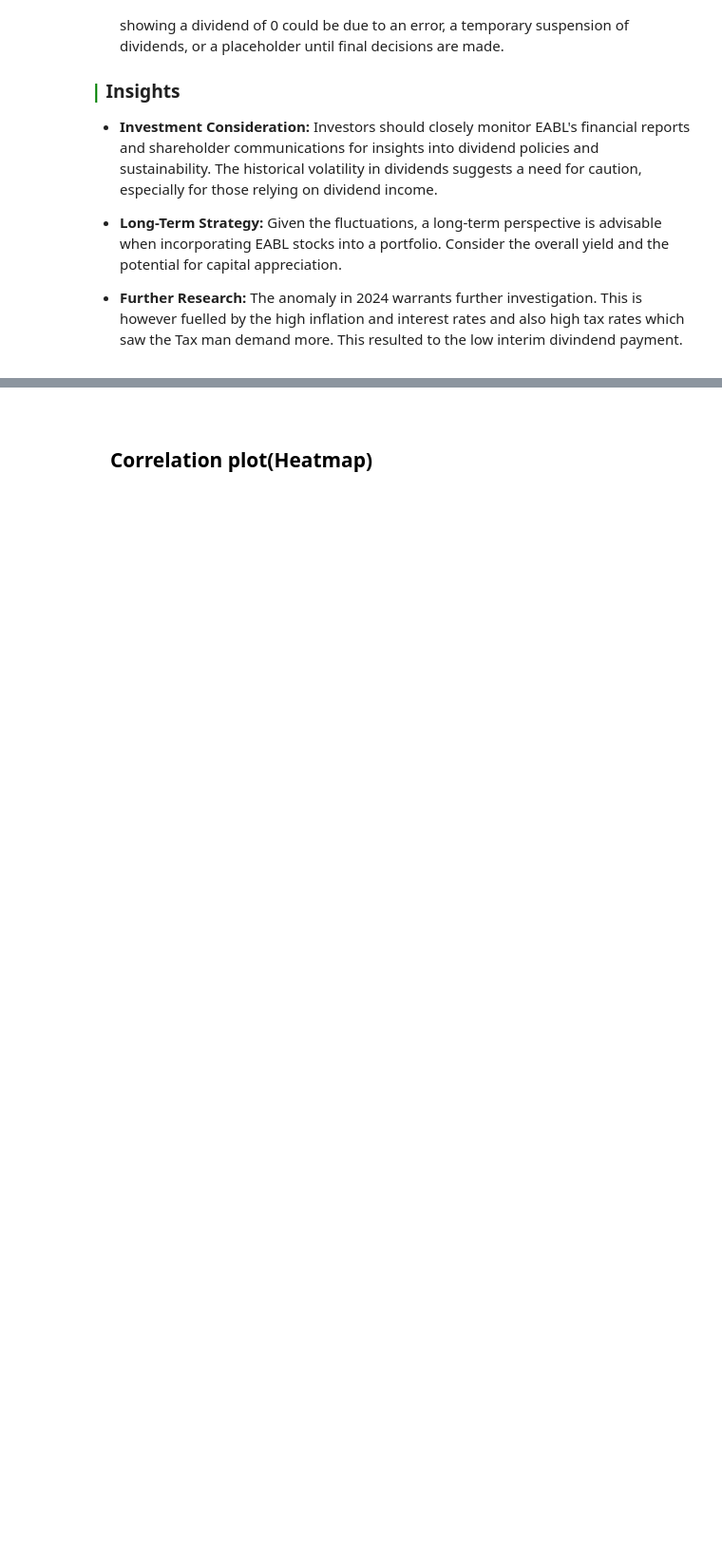
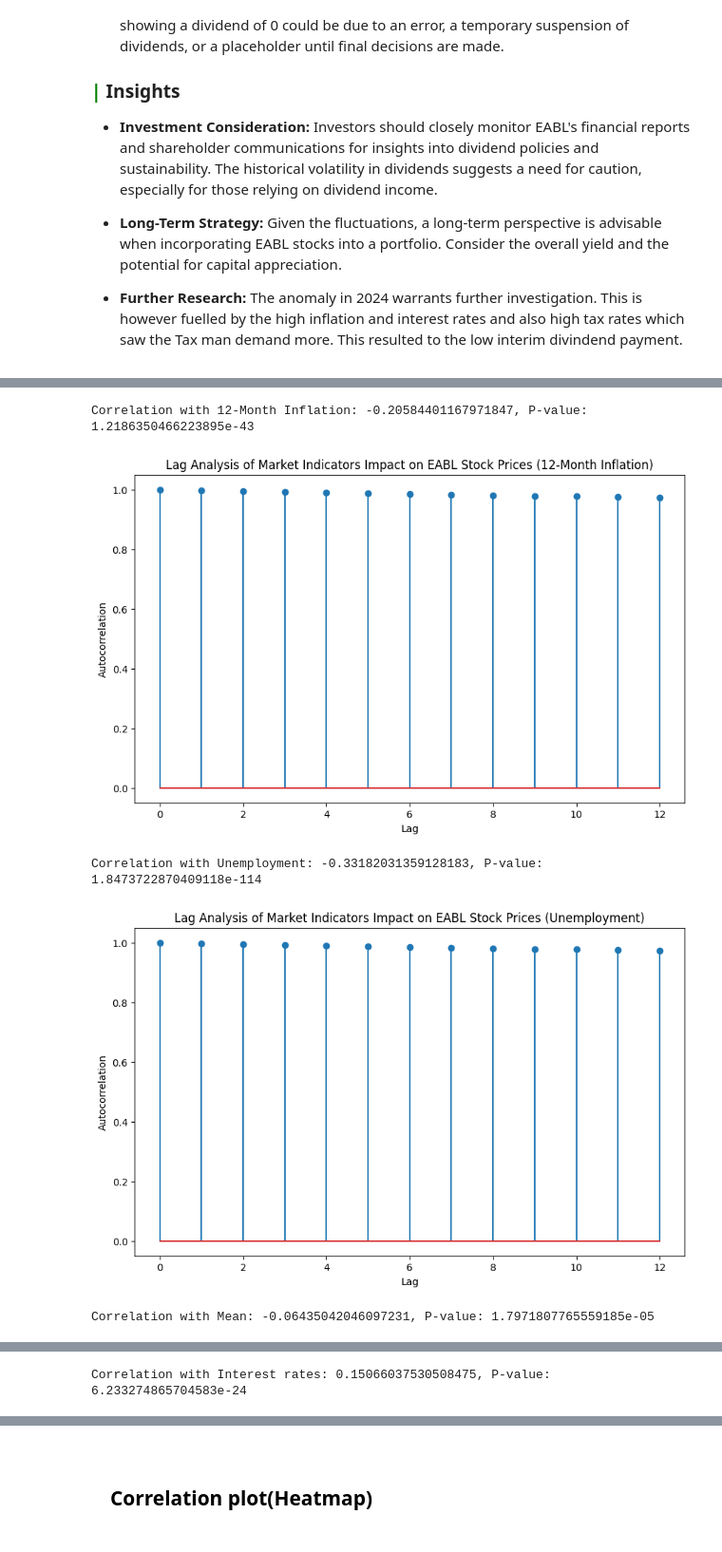
Before and after one commit to derak-isaack/dsc-capstone-project_finale, a Jupyter notebook: main.ipynb, the cells around one changed output, grey strips where cells are left out. Shown at 95% size. Saved outputs shown, nothing was run; the diff lists cells and outputs as text; code cells hidden in the pictures; blank space fills up the shorter version.

```diff
--- a/main.ipynb
+++ b/main.ipynb
@@ -660,0 +671,60 @@ The analysis reveals fluctuating trends in EABL's dividends per share over the r
+# %%
+import statsmodels.api as sm
+from scipy.stats import pearsonr
+
+class LagAnalysis:
+    """
+    A class to perform lag analysis on EABL's stock prices against various market indicators.
+    """
+    def __init__(self, stock_data, indicators_data):
+        self.stock_data = stock_data
+        self.indicators_data = indicators_data
+
+    def calculate_correlation(self, indicator_column):
+        """
+        Calculate the Pearson correlation coefficient between EABL's closing stock prices and a given market indicator.
+        """
+        # Ensuring alignment in dates between stock data and indicators data
+        combined_data = self.stock_data[['Close']].merge(self.indicators_data[[indicator_column]], left_index=True, right_index=True, how='inner')
+        correlation, p_value = pearsonr(combined_data['Close'], combined_data[indicator_column])
+        return correlation, p_value
+
+    def perform_lag_analysis(self, indicator_column, max_lag=12):
+        """
+        Perform lag analysis to determine the time lag effect of changes in market indicators on EABL's stock prices.
+        """
+        # Aligning the data based on dates for comparison
+        combined_data = self.stock_data[['Close']].merge(self.indicators_data[[indicator_column]], left_index=True, right_index=True, how='inner')
+
+        lags = range(0, max_lag+1)
+        autocorrelations = [combined_data['Close'].autocorr(lag=lag) for lag in lags]
+
+        return lags, autocorrelations
+
+# Preparing indicators data
+indicators_columns = ['12-Month Inflation', 'Unemployment', 'Mean', 'Interest rates']
+indicators_data = df_eda.set_index('Date')[indicators_columns]
+
+# Initializing the LagAnalysis class
+lag_analysis = LagAnalysis(df_eda.set_index('Date'), indicators_data)
+
+# Iterate over each indicator
+for indicator in indicators_columns:
+    # Correlation analysis
+    correlation, p_value = lag_analysis.calculate_correlation(indicator)
+    print(f"Correlation with {indicator}: {correlation}, P-value: {p_value}")
+
+    # Performing lag analysis
+    lags, autocorrelations = lag_analysis.perform_lag_analysis(indicator)
+    plt.figure(figsize=(10, 6))
+    plt.stem(lags, autocorrelations)
+    plt.title(f'Lag Analysis of Market Indicators Impact on EABL Stock Prices ({indicator})')
+    plt.xlabel('Lag')
+    plt.ylabel('Autocorrelation')
+    plt.show()
+# %% [output]
+Correlation with 12-Month Inflation: -0.20584401167971847, P-value: 1.2186350466223895e-43
+[figure, added]
+Correlation with Unemployment: -0.33182031359128183, P-value: 1.8473722870409118e-114
+[figure, added]
+Correlation with Mean: -0.06435042046097231, P-value: 1.7971807765559185e-05
@@ -660,0 +732 @@ The analysis reveals fluctuating trends in EABL's dividends per share over the r
+Correlation with Interest rates: 0.15066037530508475, P-value: 6.233274865704583e-24
```
Also changed, not shown: parts of 3 cells of this notebook, 1 other file.
